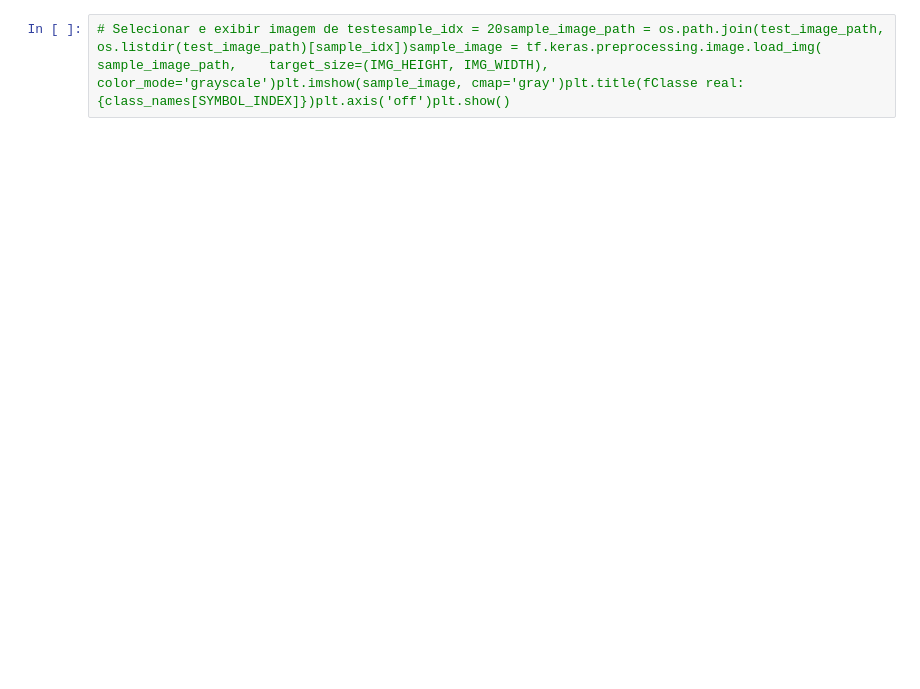
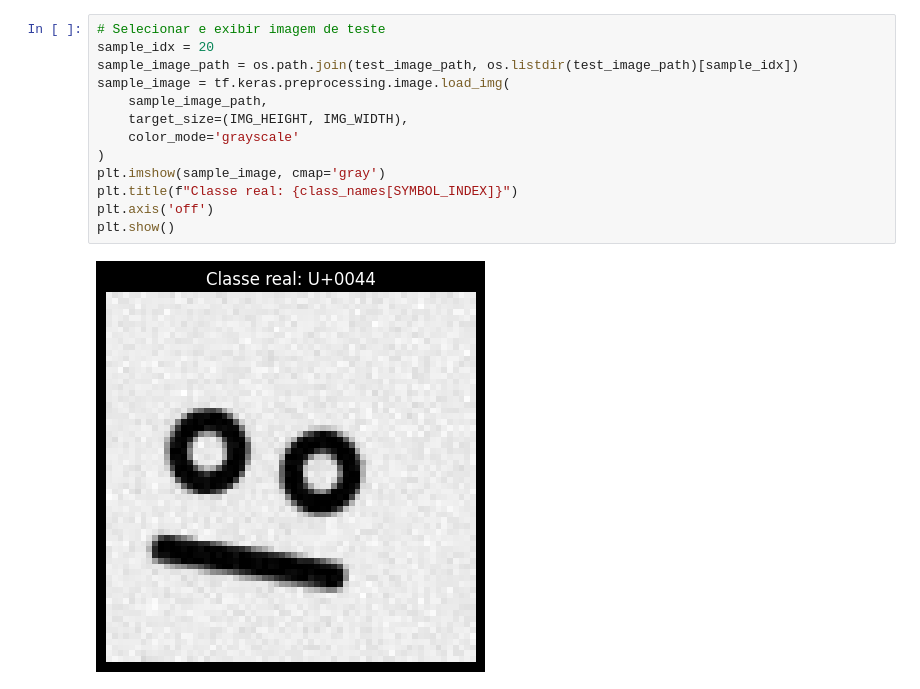
Before and after one commit to maxwellamaral/OCR_ELiS, a Jupyter notebook: notebooks/prediction.ipynb, the cells around one changed output. Drawn from its saved outputs; the diff is of its cells as text; blank space fills up the shorter version.

```diff
--- a/notebooks/prediction.ipynb
+++ b/notebooks/prediction.ipynb
@@ -37,3 +192,16 @@ import redef parse_uplus(s: str) -> int:    '''Converte uma string no formato 'U
 # %%
-# Selecionar e exibir imagem de testesample_idx = 20sample_image_path = os.path.join(test_image_path, os.listdir(test_image_path)[sample_idx])sample_image = tf.keras.preprocessing.image.load_img(    sample_image_path,    target_size=(IMG_HEIGHT, IMG_WIDTH),    color_mode='grayscale')plt.imshow(sample_image, cmap='gray')plt.title(fClasse real: {class_names[SYMBOL_INDEX]})plt.axis('off')plt.show()
+# Selecionar e exibir imagem de teste
+sample_idx = 20
+sample_image_path = os.path.join(test_image_path, os.listdir(test_image_path)[sample_idx])
+sample_image = tf.keras.preprocessing.image.load_img(
+    sample_image_path,
+    target_size=(IMG_HEIGHT, IMG_WIDTH),
+    color_mode='grayscale'
+)
+plt.imshow(sample_image, cmap='gray')
+plt.title(f"Classe real: {class_names[SYMBOL_INDEX]}")
+plt.axis('off')
+plt.show()
+# %% [output]
+[figure, added]
 # %% [markdown]
```
Also changed, not shown: parts of 9 cells of this notebook, 5 other files.
